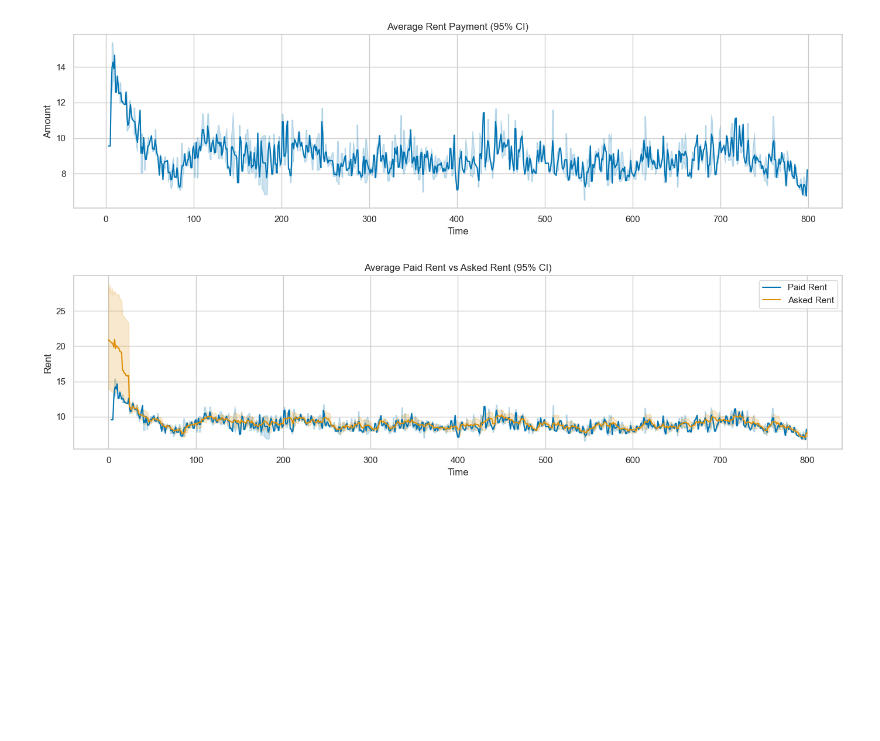
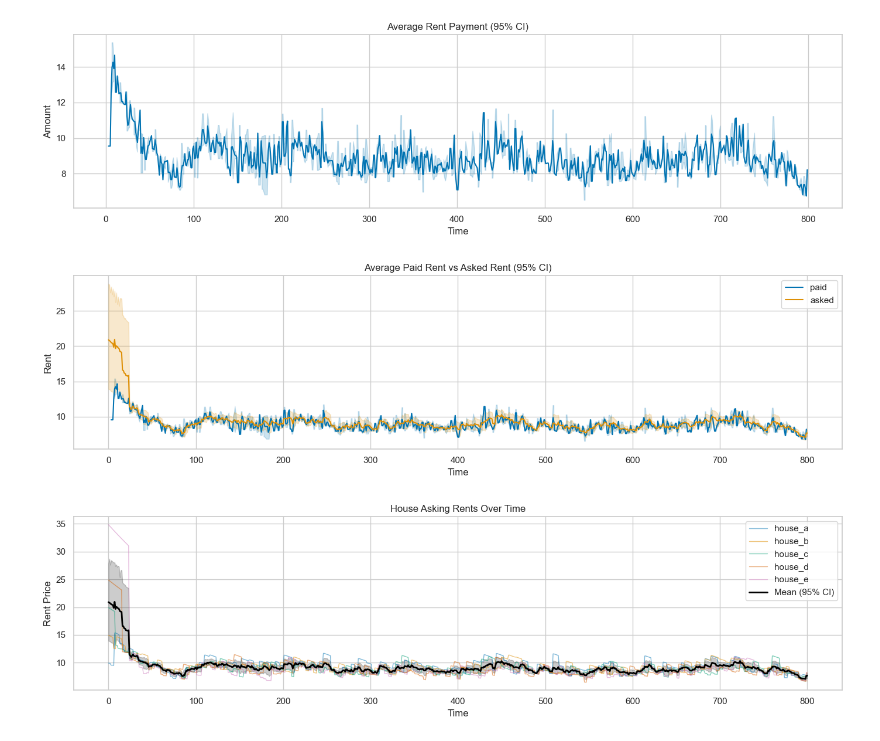
Before and after one commit to ELC/housing-market-simulation, a Jupyter notebook: book/chapters/03_simulation.ipynb, the cells around one changed output. Cells and saved outputs as stored; diff of their text form; code cells hidden in the pictures; blank space fills up the shorter version.

```diff
--- a/book/chapters/03_simulation.ipynb
+++ b/book/chapters/03_simulation.ipynb
@@ -183,11 +209,13 @@ plt.show()
 # %% [output]
 [figure]
 # %%
-plot_paid_vs_asked(rent_df, asking_rent_df)
+plot_paid_vs_asked(rent_cmp_g)
 plt.show()
 # %% [output]
-[figure, old version]
+[figure, new version]
 # %%
-plot_house_rents(asking_rent_df)
+plot_house_rents(house_rents_g)
 plt.show()
+# %% [output]
+[figure, added]
 # %%
```
Also changed, not shown: parts of 11 cells of this notebook, 23 other files.
